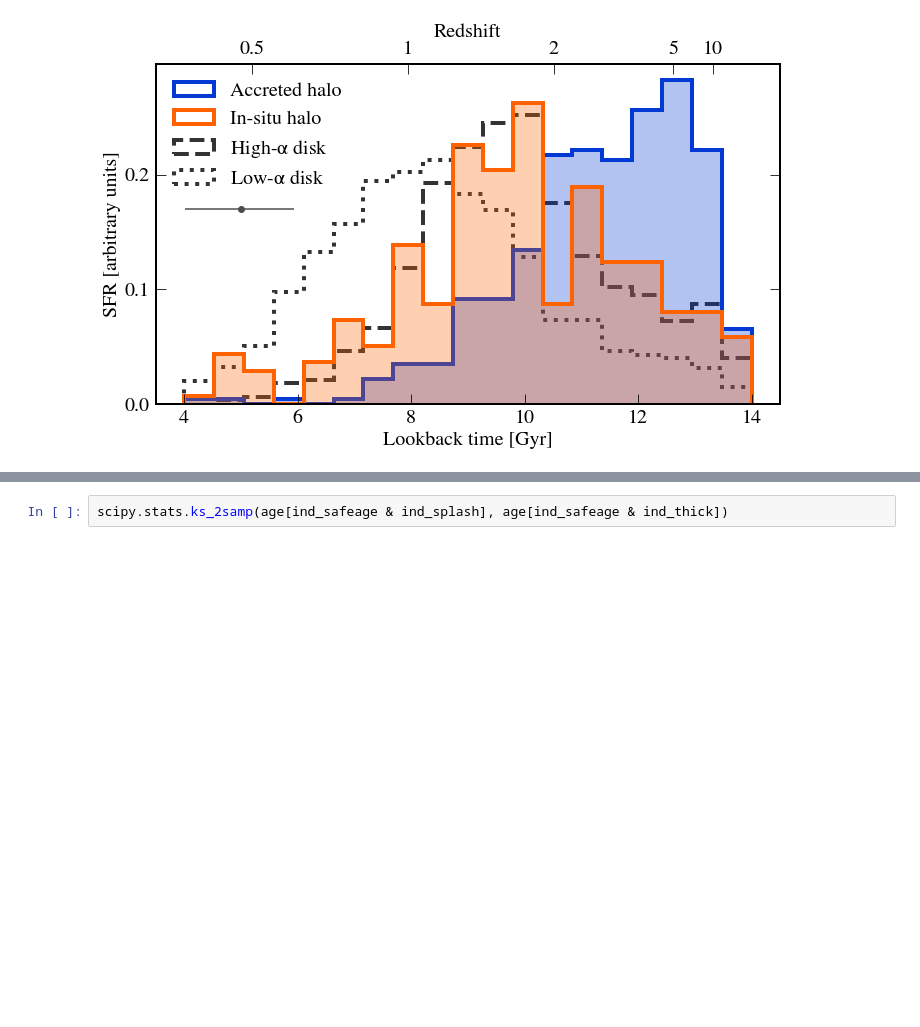
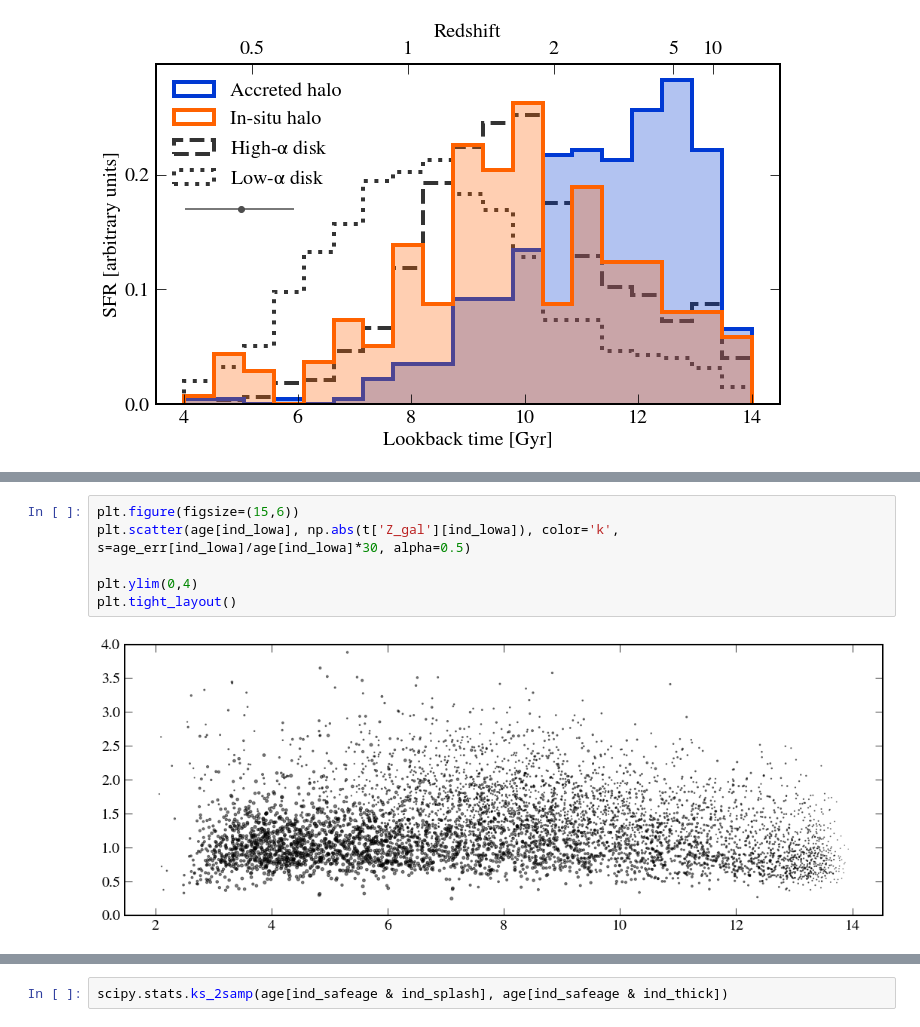
Before and after one commit to abonaca/mw_timing, a Jupyter notebook: notebooks/paper_figures.ipynb, the cells around one changed output, grey strips where cells are left out. Drawn from its saved outputs; the diff is of its cells as text; blank space fills up the shorter version.

```diff
--- a/notebooks/paper_figures.ipynb
+++ b/notebooks/paper_figures.ipynb
@@ -647,0 +578,8 @@ for kernel in ['epanechnikov', 'linear', 'cosine', 'gaussian', 'tophat', 'expone
+# %%
+plt.figure(figsize=(15,6))
+plt.scatter(age[ind_lowa], np.abs(t['Z_gal'][ind_lowa]), color='k', s=age_err[ind_lowa]/age[ind_lowa]*30, alpha=0.5)
+
+plt.ylim(0,4)
+plt.tight_layout()
+# %% [output]
+[figure, added]
```
Also changed, not shown: parts of 9 cells of this notebook.
